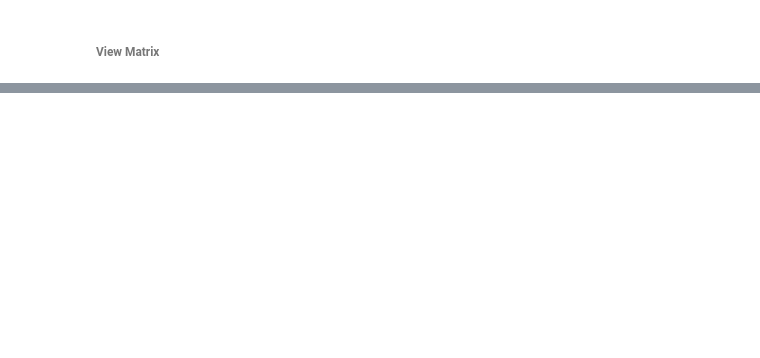
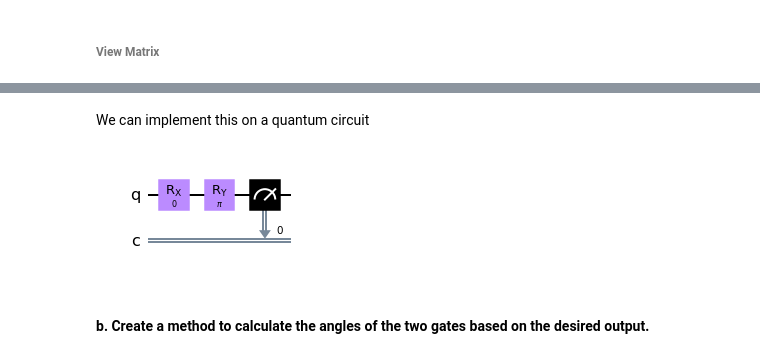
Before and after one commit to The-QuTrit/TheQuTritPublic, a Jupyter notebook: Assessment Task.ipynb, the cells around one changed output, grey strips where cells are left out. Drawn from its saved outputs; the diff is of its cells as text; code cells hidden in the pictures; blank space fills up the shorter version.

```diff
--- a/Assessment Task.ipynb
+++ b/Assessment Task.ipynb
@@ -122,0 +279,47 @@ array([0.5+0.j, 0.5+0.j, 0.5+0.j, 0.5+0.j])
+# %% [markdown]
+We can implement this on a quantum circuit
+# %%
+def r_circ(phi, theta, measure_gate = False, visual = True):
+
+    """
+    Build a Quantum Circuit with the rotation gates initialized to the correct angles
+
+    Parameters:
+    -----------
+    phi: float
+        Angle to initialize the R_y matrix [0, 2pi)
+    theta: float
+        Angle to initialize the R_x matrix [0, 2pi)
+    measure_gate: bool (False)
+        Add measurement gate at the end option
+    visual: bool (True)
+        Draw circuit option
+
+    Returns:
+    --------
+    circ: QuantumCircuit
+        Rotation circuit with inputted angles
+
+    """
+
+    circ = QuantumCircuit(1, 1)
+
+    # Parametric gates
+    circ.rx(theta, 0)
+    circ.ry(phi, 0)
+
+    # Measure
+    if measure_gate:
+        circ.measure(0, 0)
+
+    # Draw Circuit
+    if visual:
+        circ.draw('mpl')
+
+    return circ
+# %%
+c = r_circ(np.pi, 0, True)
+# %% [output]
+[figure, added]
+# %% [markdown]
+#### b. Create a method to calculate the angles of the two gates based on the desired output.
```
Also changed, not shown: parts of 85 cells of this notebook.
